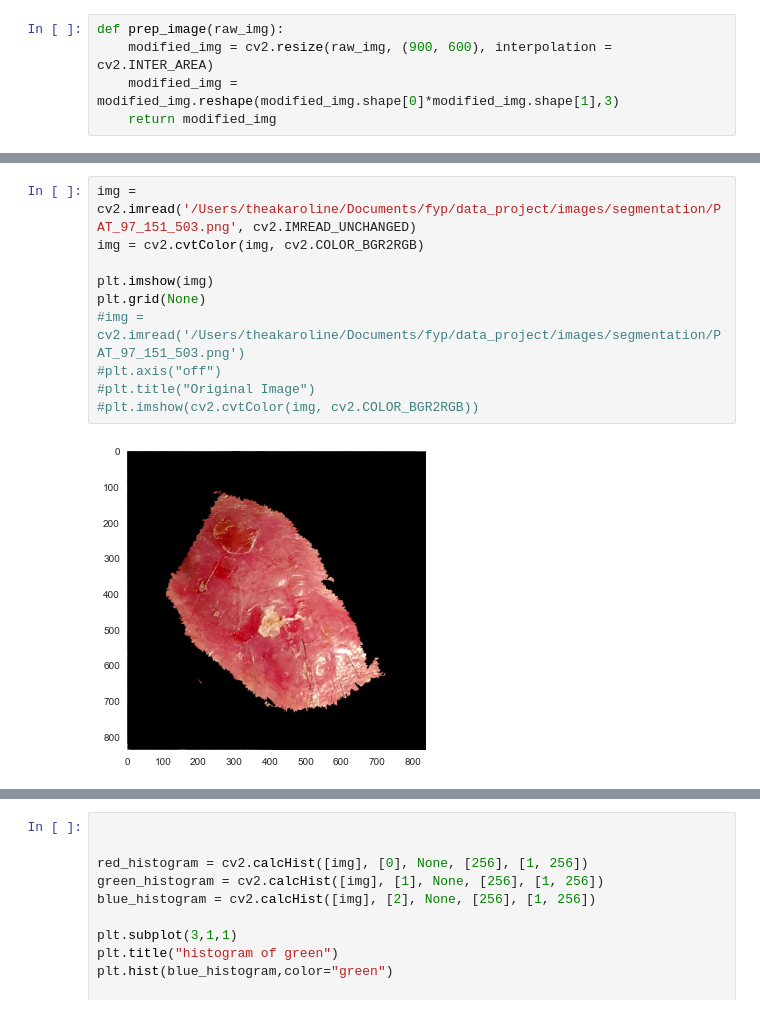
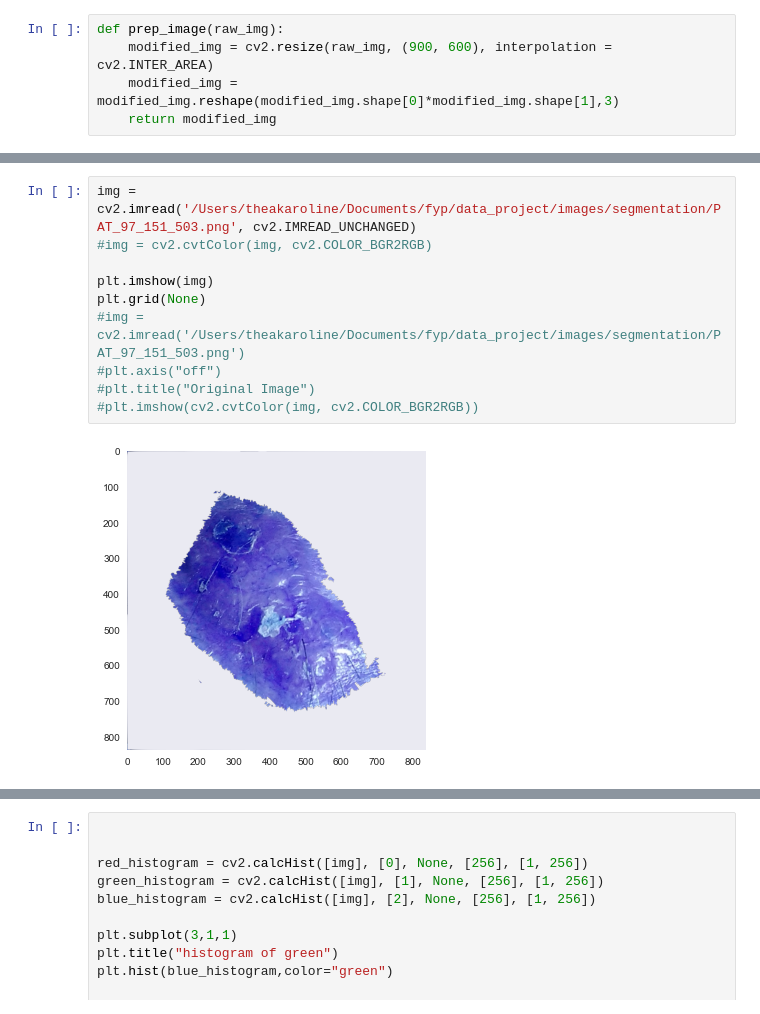
Before and after one commit to aminemine31/cherry2, a Jupyter notebook: color_picker.ipynb, the cells around one changed output, grey strips where cells are left out. Drawn from its saved outputs; the diff is of its cells as text.

```diff
--- a/color_picker.ipynb
+++ b/color_picker.ipynb
@@ -146,12 +172,12 @@ plt.grid(None)
 # %%
 img = cv2.imread('/Users/theakaroline/Documents/fyp/data_project/images/segmentation/PAT_97_151_503.png', cv2.IMREAD_UNCHANGED)
-img = cv2.cvtColor(img, cv2.COLOR_BGR2RGB)
+#img = cv2.cvtColor(img, cv2.COLOR_BGR2RGB)
 
 plt.imshow(img)
 plt.grid(None)
 #img = cv2.imread('/Users/theakaroline/Documents/fyp/data_project/images/segmentation/PAT_97_151_503.png')
 #plt.axis("off")
 #plt.title("Original Image")
 #plt.imshow(cv2.cvtColor(img, cv2.COLOR_BGR2RGB))
 # %% [output]
-[figure, old version]
+[figure, new version]
```
Also changed, not shown: parts of 30 cells of this notebook.
